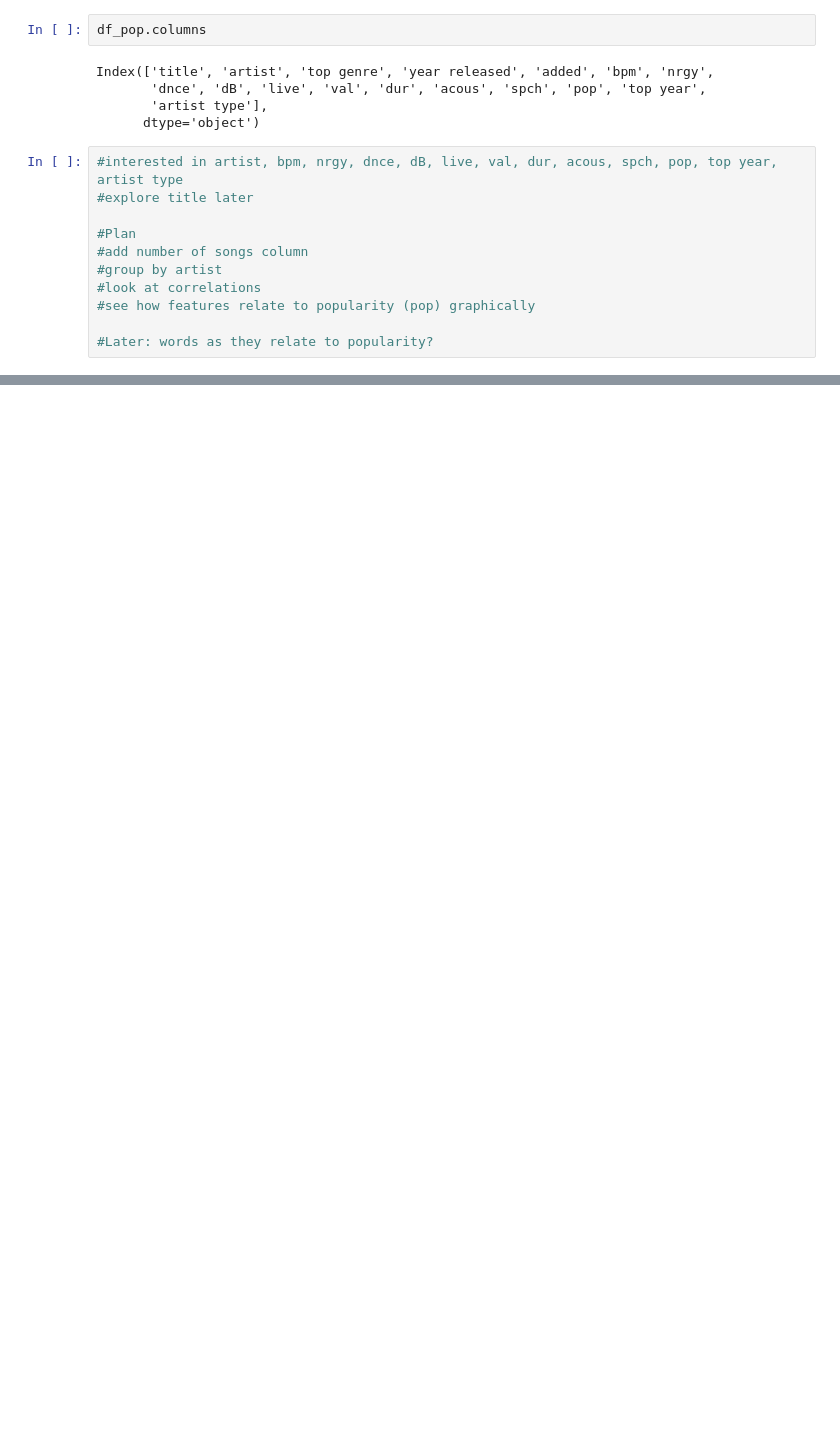
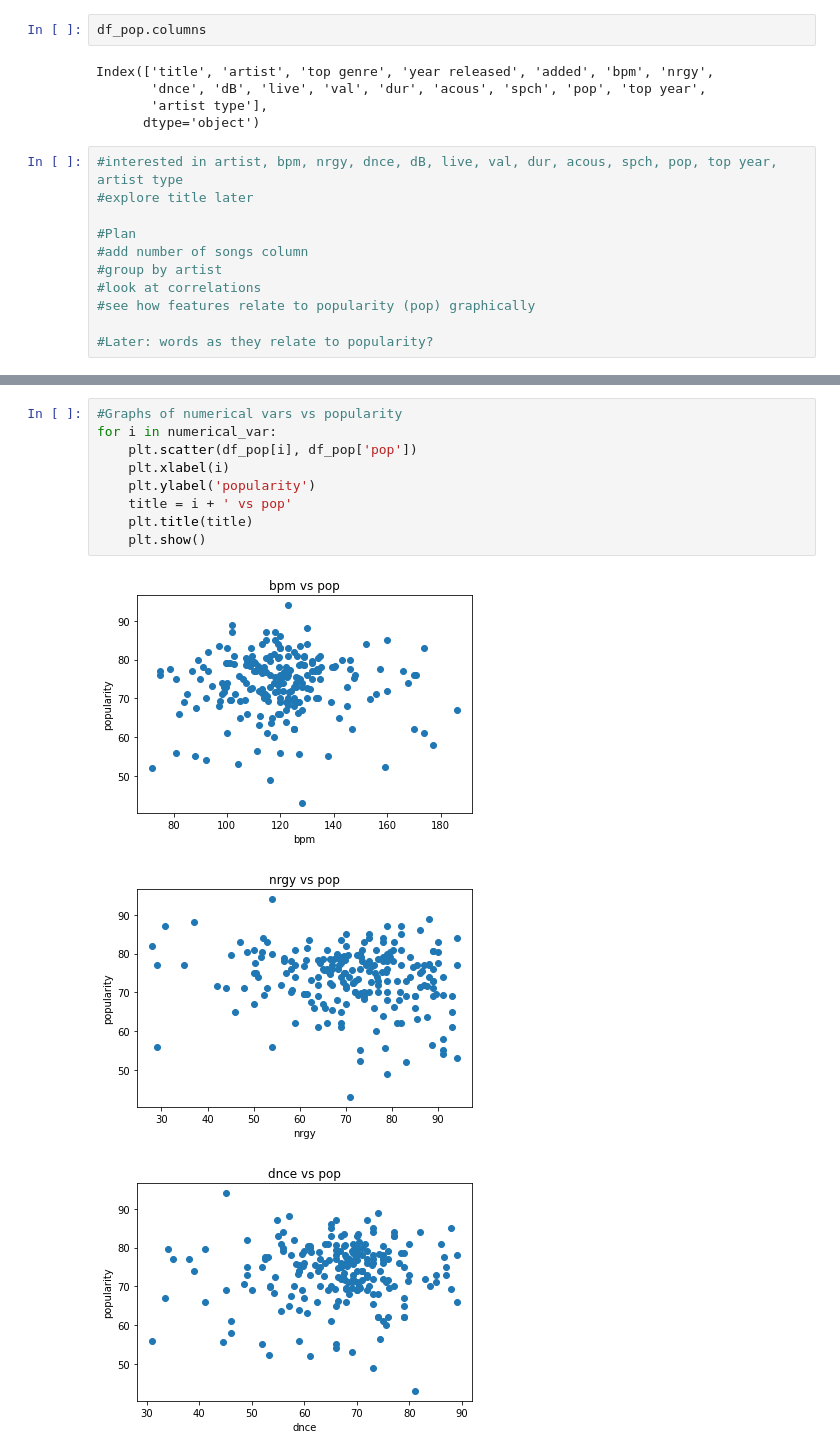
Before and after one commit to kevoinno/data-science-projects, a Jupyter notebook: spotify-songs-eda/song-analysis.ipynb, the cells around one changed output, grey strips where cells are left out. Drawn from its saved outputs; the diff is of its cells as text; blank space fills up the shorter version.

```diff
--- a/spotify-songs-eda/song-analysis.ipynb
+++ b/spotify-songs-eda/song-analysis.ipynb
@@ -119,0 +119,13 @@ Text(0.5, 1.0, 'Bpm vs popularity')
+# %%
+#Graphs of numerical vars vs popularity
+for i in numerical_var:
+    plt.scatter(df_pop[i], df_pop['pop'])
+    plt.xlabel(i)
+    plt.ylabel('popularity')
+    title = i + ' vs pop'
+    plt.title(title)
+    plt.show()
+# %% [output]
+[figure, added]
+[figure, added]
+[figure, added]
```
Also changed, not shown: parts of 6 cells of this notebook.
